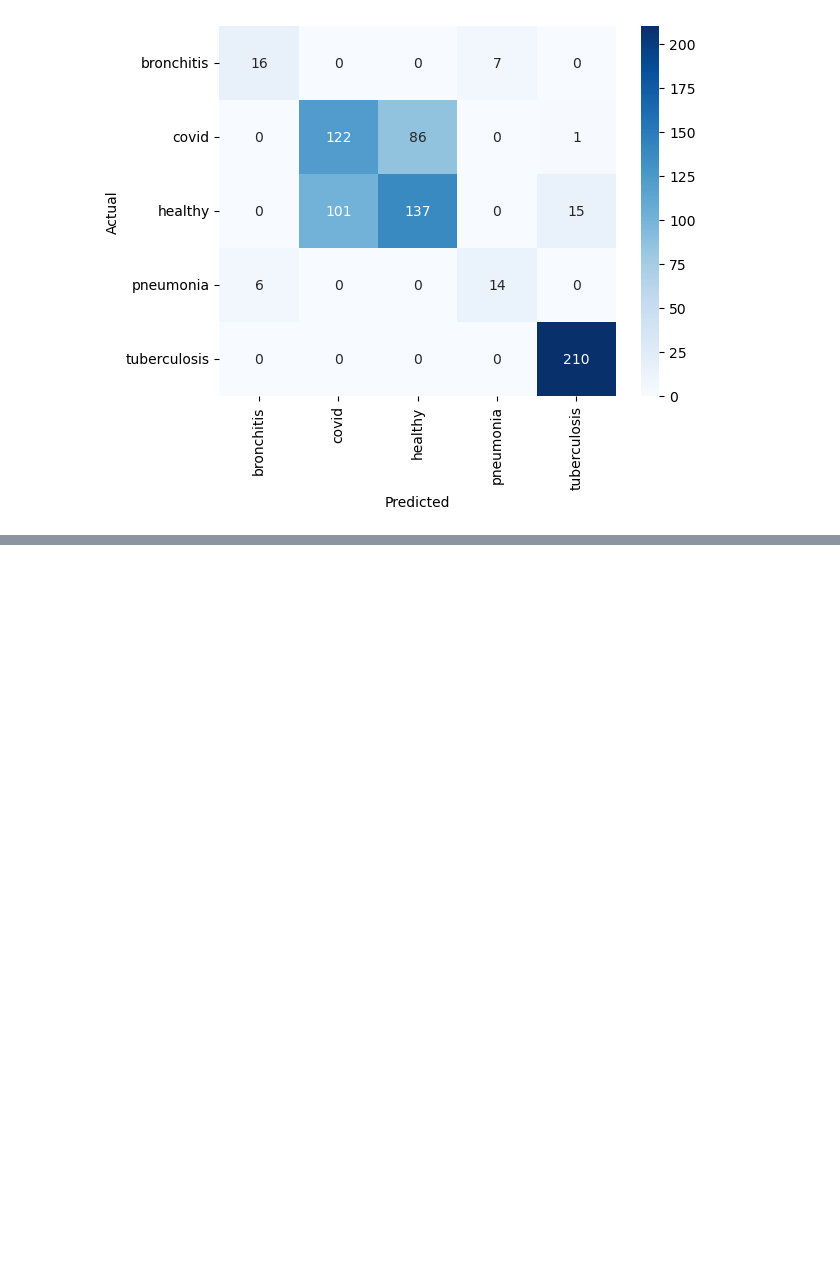
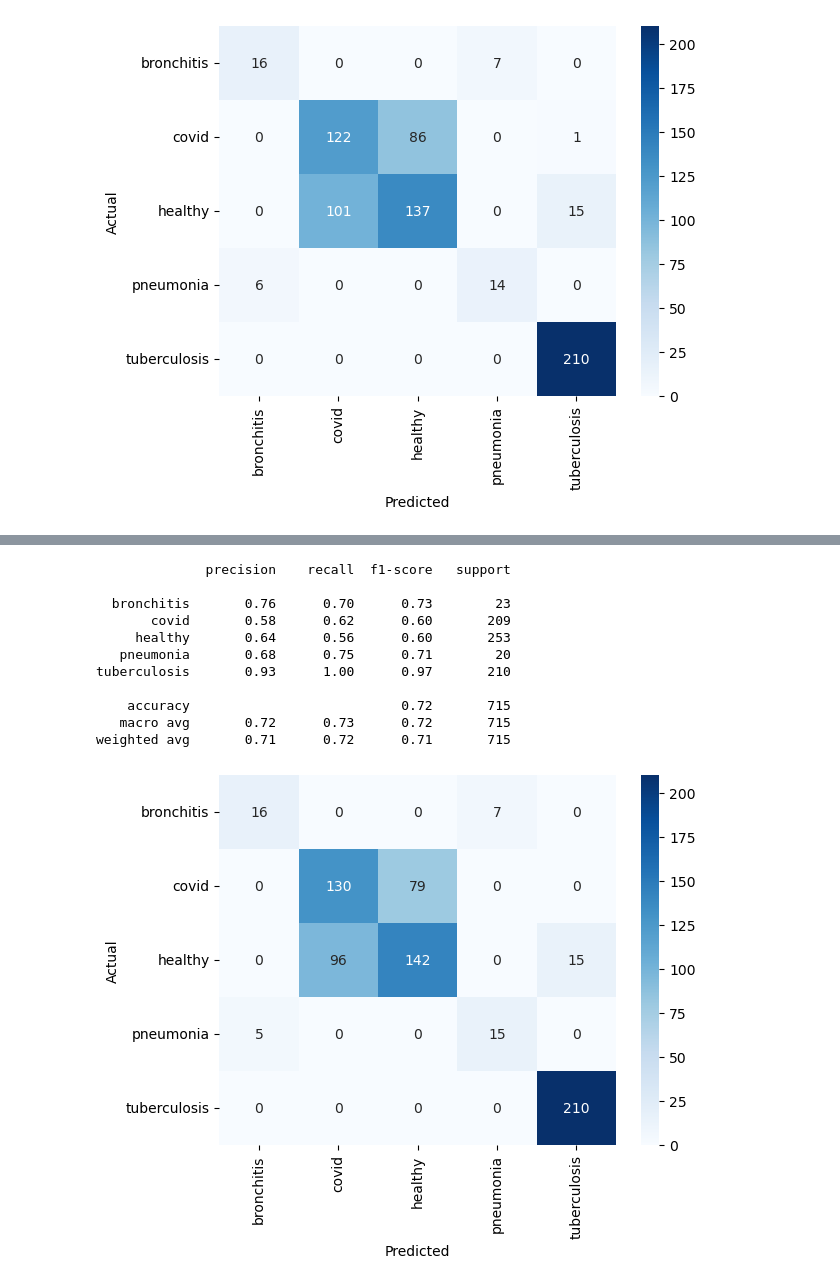
Before and after one commit to asnkunv/respiratory-disease-screening, a Jupyter notebook: notebooks/03_classical_ml.ipynb, the cells around one changed output, grey strips where cells are left out. Saved outputs shown, nothing was run; the diff lists cells and outputs as text; code cells hidden in the pictures; blank space fills up the shorter version.

Commit message:
Add voting classifier, add hyperparameter tuning

```diff
--- a/notebooks/03_classical_ml.ipynb
+++ b/notebooks/03_classical_ml.ipynb
@@ -233,0 +278,33 @@ weighted avg       0.69      0.70      0.69       715
+# %%
+from sklearn.ensemble import VotingClassifier
+
+voting = VotingClassifier(estimators=[
+    ('gb', GradientBoostingClassifier(random_state=42)),
+    ('rf', RandomForestClassifier(n_estimators=300, class_weight='balanced', random_state=42)),
+    ('svm', SVC(kernel='rbf', class_weight='balanced', probability=True, random_state=42)),
+    ('catboost', CatBoostClassifier(iterations=300, random_state=42, verbose=0))
+], voting='soft')
+
+voting.fit(X_train_resampled, y_train_resampled)
+voting_predictions = voting.predict(X_test_scaled)
+
+print(classification_report(y_test, voting_predictions))
+
+cm_voting = confusion_matrix(y_test, voting_predictions, labels=voting.classes_)
+sns.heatmap(cm_voting, annot=True, fmt='d', xticklabels=voting.classes_, yticklabels=voting.classes_, cmap='Blues')
+plt.xlabel('Predicted')
+plt.ylabel('Actual')
+plt.show()
+# %% [output]
+              precision    recall  f1-score   support
+
+  bronchitis       0.76      0.70      0.73        23
+       covid       0.58      0.62      0.60       209
+     healthy       0.64      0.56      0.60       253
+   pneumonia       0.68      0.75      0.71        20
+tuberculosis       0.93      1.00      0.97       210
+
+    accuracy                           0.72       715
+   macro avg       0.72      0.73      0.72       715
+weighted avg       0.71      0.72      0.71       715
+[figure, added]
```
Also changed, not shown: parts of 8 cells of this notebook.
